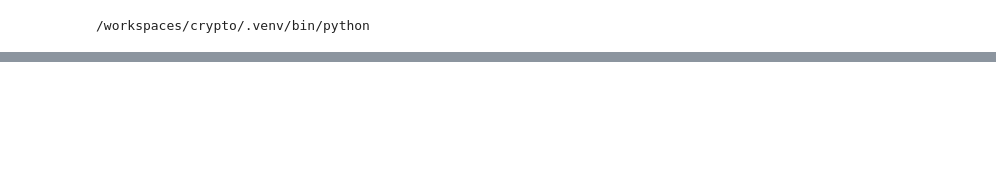
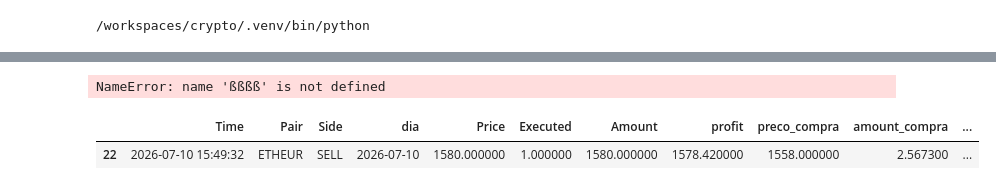
Before and after one commit to elianezanlorense/crypto, a Jupyter notebook: data.ipynb, the cells around one changed output, grey strips where cells are left out. Saved outputs shown, nothing was run; the diff lists cells and outputs as text; code cells hidden in the pictures; blank space fills up the shorter version.

```diff
--- a/data.ipynb
+++ b/data.ipynb
@@ -71,0 +18,29 @@ df_grouped[(df_grouped['Pair']=='AAVEUSDC') #& df_grouped['lucro'].notna()
+# %%
+def filtrar_trades(df, data_inicio, data_fim#, side='SELL'
+                   ):
+    return (
+        df[
+            df['dia'].between(data_inicio, data_fim) #&
+           # (df['Side'] == side)
+        ]
+        .assign(
+            igual_linha_acima=lambda d: (
+                #(d['Time'] == d['Time'].shift()) &
+                (d['Pair'] == d['Pair'].shift()) &
+                (d['Side'] == d['Side'].shift()) &
+                (d['Price'] == d['Price'].shift())
+            )
+        )
+        .pipe(
+            lambda d: d.groupby((~d['igual_linha_acima']).cumsum()).agg(
+                Time=('Time', 'first'),
+                Pair=('Pair', 'first'),
+                Side=('Side', 'first'),
+                dia=('dia', 'first'),
+                Price=('Price', 'first'),
+                Executed=('Executed', 'sum'),
+                Amount=('Amount', 'sum'),
+                profit=('profit', 'sum'),
+            ).reset_index(drop=True)
+        )
+    )
@@ -71,0 +156,23 @@ df_grouped[(df_grouped['Pair']=='AAVEUSDC') #& df_grouped['lucro'].notna()
+# %%
+ßßßß
+# %% [output]
+NameError: name 'ßßßß' is not defined
+# %%
+
+
+# Lucro em valor de cada venda individual
+df_new['lucro_venda'] = ((df_new['Price'] - df_new['preco_compra']) * df_new['Executed']).where(df_new['Side'] == 'SELL', 0)
+
+# Total acumulado geral (todas as vendas, todos os pares, sem resetar)
+df_new['lucro_total_acumulado'] = df_new['lucro_venda'].cumsum()
+# --- 8. Limpa colunas auxiliares que não precisa mais ver ---
+df_new = df_new.drop(columns=['executed_venda', 'valor_vendido', 'valor_vendido_acum','grupo'], errors='ignore')
+# Garante que está ordenado por tempo (caso não esteja)
+df_new = df_new.sort_values('Time')
+
+# Pega a última transação de cada Pair
+df_ultima = df_new.groupby('Pair').tail(1)
+df_ultima
+# %% [output]
+|  | Time | Pair | Side | dia | Price | Executed | Amount | profit | preco_compra | amount_compra | ... |
+| 22 | 2026-07-10 15:49:32 | ETHEUR | SELL | 2026-07-10 | 1580.000000 | 1.000000 | 1580.000000 | 1578.420000 | 1558.000000 | 2.567300 | ... |
```
Also changed, not shown: parts of 12 cells of this notebook.
